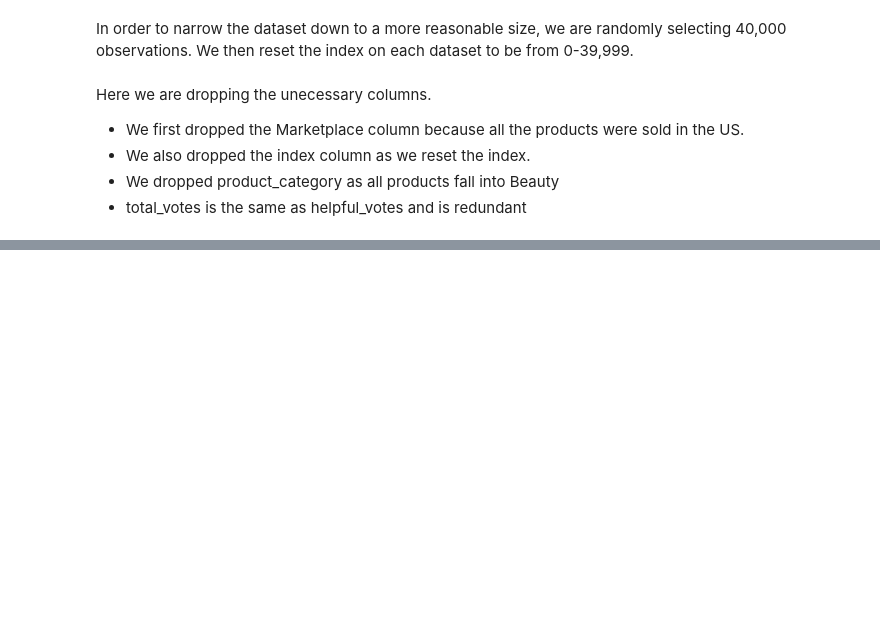
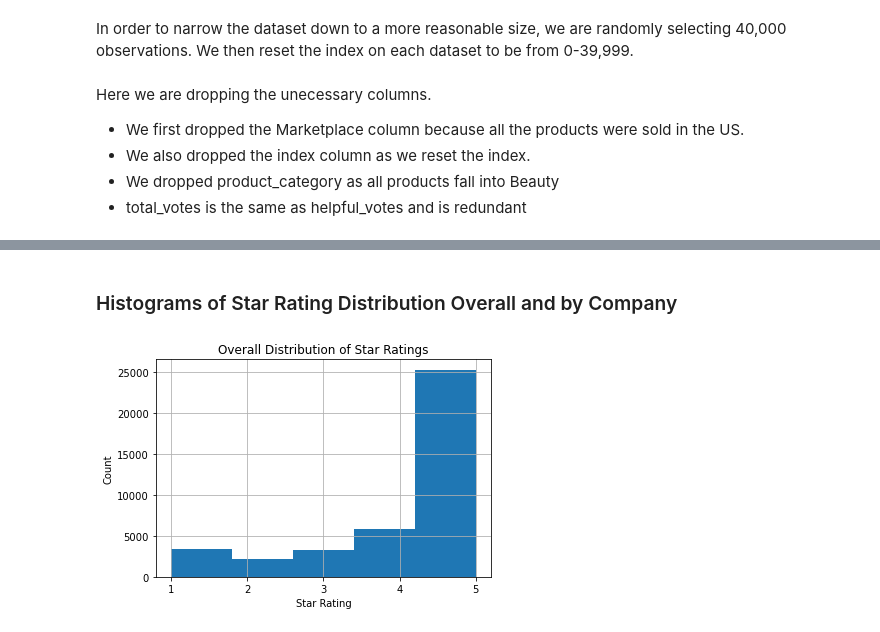
Before and after one commit to wansyd20/info2950, a Jupyter notebook: Phase 2.ipynb, the cells around one changed output, grey strips where cells are left out. Drawn from its saved outputs; the diff is of its cells as text; code cells hidden in the pictures; blank space fills up the shorter version.

```diff
--- a/Phase 2.ipynb
+++ b/Phase 2.ipynb
@@ -172,0 +344,11 @@ beauty_clean = pd.read_csv('amazonreviews_beauty.csv')
+# %% [markdown]
+### Histograms of Star Rating Distribution Overall and by Company
+# %%
+beauty_clean.star_rating.hist(bins = 5)
+plt.xticks(range(1, 6))
+plt.xlabel('Star Rating')
+plt.ylabel("Count")
+plt.title("Overall Distribution of Star Ratings")
+plt.show()
+# %% [output]
+[figure, added]
```
Also changed, not shown: parts of 79 cells of this notebook.
